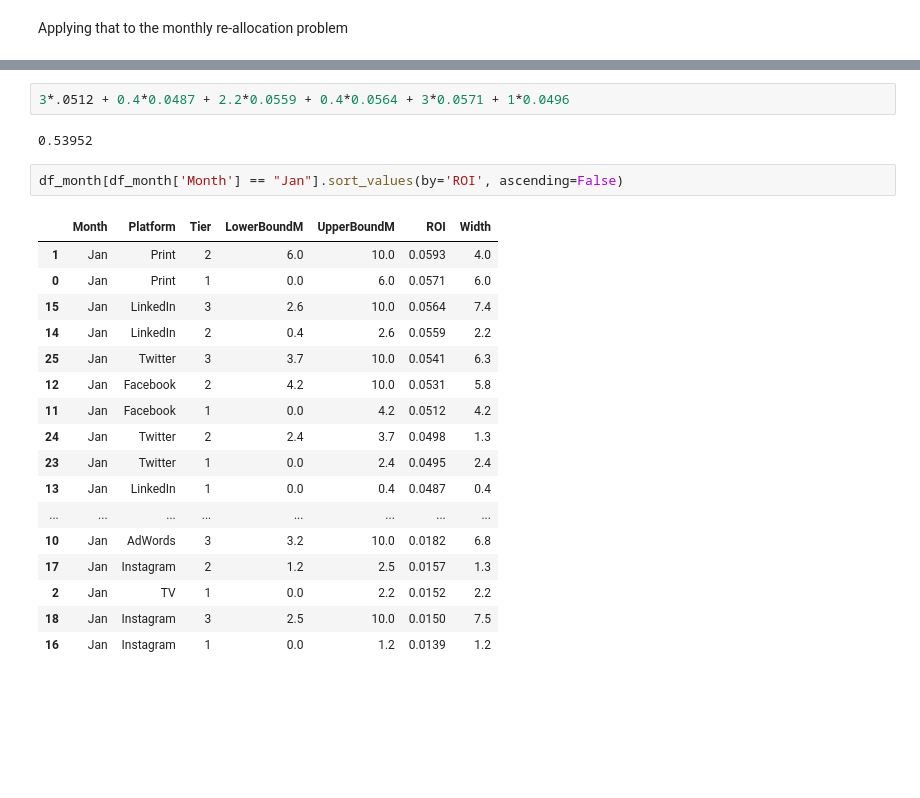
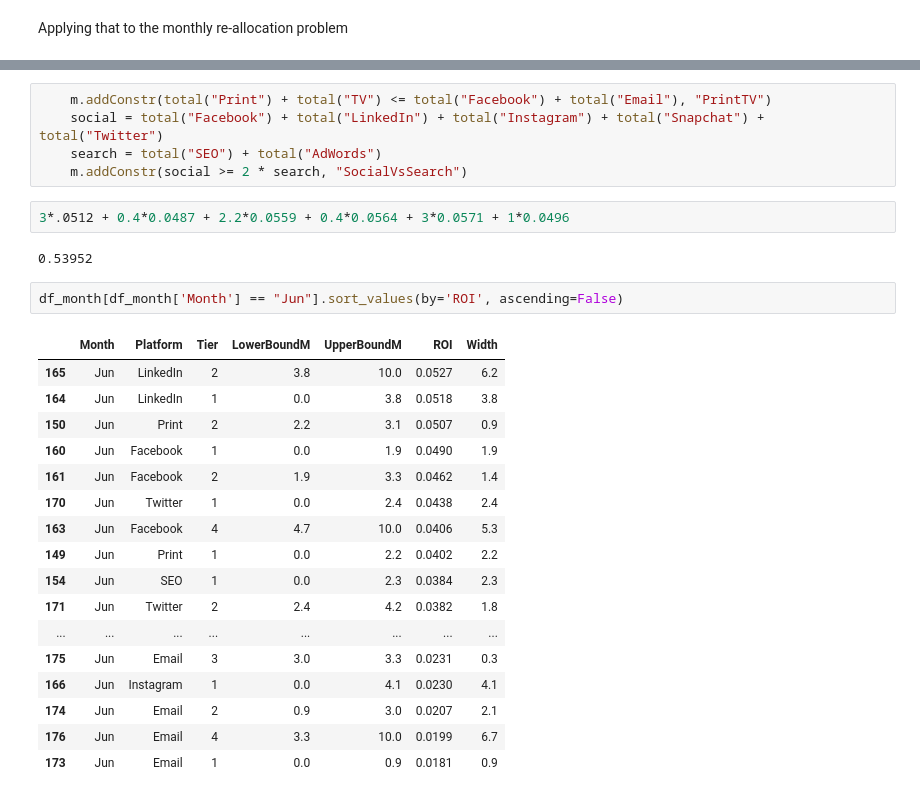
Before and after one commit to ethandavenport/Optimization-I-Project-2, a Jupyter notebook: project2_q7.ipynb, the cells around one changed output, grey strips where cells are left out. Drawn from its saved outputs; the diff is of its cells as text; blank space fills up the shorter version.

```diff
--- a/project2_q7.ipynb
+++ b/project2_q7.ipynb
@@ -334,27 +351,32 @@ Email      1.0  1.0  0.0  0.0
 | 9 | Oct | 12.5374 | 0.7483 | 0.0000 | 0.5374 | 3.0000 | 0.0000 | 3.0 | 3.0000 | 0.0 | ... |
 | 10 | Nov | 12.9116 | 0.6440 | 0.0000 | 0.9116 | 3.0000 | 0.0000 | 0.0 | 3.0000 | 0.0 | ... |
 | 11 | Dec | 13.2336 | 0.6165 | 1.9336 | 3.0000 | 0.0000 | 0.0000 | 3.0 | 3.0000 | 0.0 | ... |
+# %%
+    m.addConstr(total("Print") + total("TV") <= total("Facebook") + total("Email"), "PrintTV")
+    social = total("Facebook") + total("LinkedIn") + total("Instagram") + total("Snapchat") + total("Twitter")
+    search = total("SEO") + total("AdWords")
+    m.addConstr(social >= 2 * search, "SocialVsSearch")
 # %%
 3*.0512 + 0.4*0.0487 + 2.2*0.0559 + 0.4*0.0564 + 3*0.0571 + 1*0.0496
 # %% [output]
 0.53952
 # %%
-df_month[df_month['Month'] == "Jan"].sort_values(by='ROI', ascending=False)
+df_month[df_month['Month'] == "Jun"].sort_values(by='ROI', ascending=False)
 # %% [output]
 |  | Month | Platform | Tier | LowerBoundM | UpperBoundM | ROI | Width |
-| 1 | Jan | Print | 2 | 6.0 | 10.0 | 0.0593 | 4.0 |
-| 0 | Jan | Print | 1 | 0.0 | 6.0 | 0.0571 | 6.0 |
-| 15 | Jan | LinkedIn | 3 | 2.6 | 10.0 | 0.0564 | 7.4 |
-| 14 | Jan | LinkedIn | 2 | 0.4 | 2.6 | 0.0559 | 2.2 |
-| 25 | Jan | Twitter | 3 | 3.7 | 10.0 | 0.0541 | 6.3 |
-| 12 | Jan | Facebook | 2 | 4.2 | 10.0 | 0.0531 | 5.8 |
-| 11 | Jan | Facebook | 1 | 0.0 | 4.2 | 0.0512 | 4.2 |
-| 24 | Jan | Twitter | 2 | 2.4 | 3.7 | 0.0498 | 1.3 |
-| 23 | Jan | Twitter | 1 | 0.0 | 2.4 | 0.0495 | 2.4 |
-| 13 | Jan | LinkedIn | 1 | 0.0 | 0.4 | 0.0487 | 0.4 |
+| 165 | Jun | LinkedIn | 2 | 3.8 | 10.0 | 0.0527 | 6.2 |
+| 164 | Jun | LinkedIn | 1 | 0.0 | 3.8 | 0.0518 | 3.8 |
+| 150 | Jun | Print | 2 | 2.2 | 3.1 | 0.0507 | 0.9 |
+| 160 | Jun | Facebook | 1 | 0.0 | 1.9 | 0.0490 | 1.9 |
+| 161 | Jun | Facebook | 2 | 1.9 | 3.3 | 0.0462 | 1.4 |
+| 170 | Jun | Twitter | 1 | 0.0 | 2.4 | 0.0438 | 2.4 |
+| 163 | Jun | Facebook | 4 | 4.7 | 10.0 | 0.0406 | 5.3 |
+| 149 | Jun | Print | 1 | 0.0 | 2.2 | 0.0402 | 2.2 |
+| 154 | Jun | SEO | 1 | 0.0 | 2.3 | 0.0384 | 2.3 |
+| 171 | Jun | Twitter | 2 | 2.4 | 4.2 | 0.0382 | 1.8 |
 | ... | ... | ... | ... | ... | ... | ... | ... |
-| 10 | Jan | AdWords | 3 | 3.2 | 10.0 | 0.0182 | 6.8 |
-| 17 | Jan | Instagram | 2 | 1.2 | 2.5 | 0.0157 | 1.3 |
-| 2 | Jan | TV | 1 | 0.0 | 2.2 | 0.0152 | 2.2 |
-| 18 | Jan | Instagram | 3 | 2.5 | 10.0 | 0.0150 | 7.5 |
-| 16 | Jan | Instagram | 1 | 0.0 | 1.2 | 0.0139 | 1.2 |
+| 175 | Jun | Email | 3 | 3.0 | 3.3 | 0.0231 | 0.3 |
+| 166 | Jun | Instagram | 1 | 0.0 | 4.1 | 0.0230 | 4.1 |
+| 174 | Jun | Email | 2 | 0.9 | 3.0 | 0.0207 | 2.1 |
+| 176 | Jun | Email | 4 | 3.3 | 10.0 | 0.0199 | 6.7 |
+| 173 | Jun | Email | 1 | 0.0 | 0.9 | 0.0181 | 0.9 |
```
Also changed, not shown: parts of 1 cell of this notebook.
